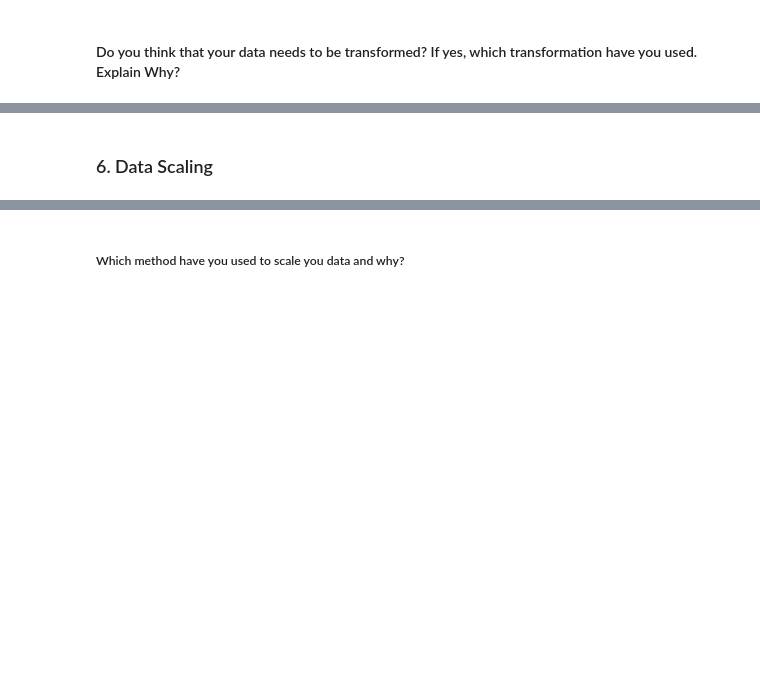
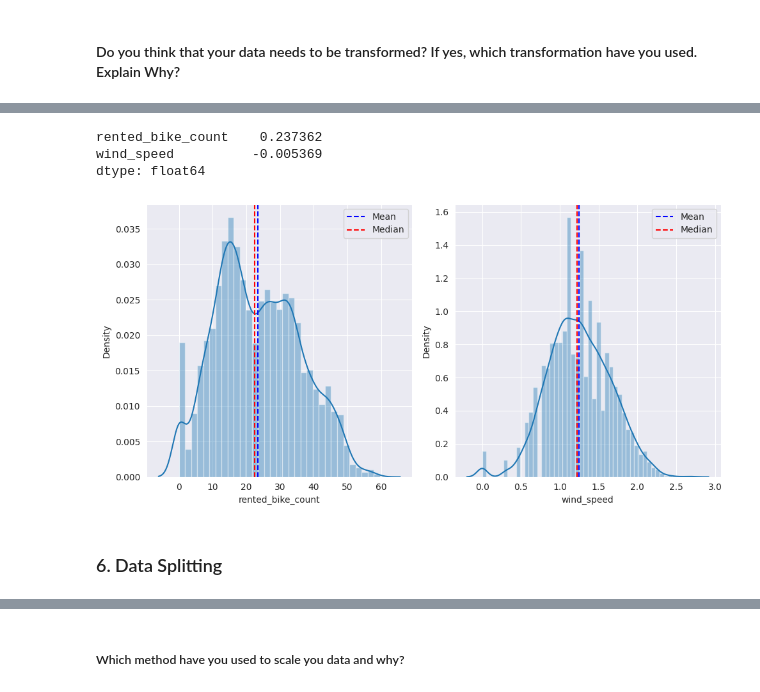
Before and after one commit to Vijaysiraw/ML_Regression_Bike_Sharing_Demand_Prediction, a Jupyter notebook: ML_Regression_Bike_Sharing_Demand_Prediction.ipynb, the cells around one changed output, grey strips where cells are left out. Drawn from its saved outputs; the diff is of its cells as text; code cells hidden in the pictures; blank space fills up the shorter version.

```diff
--- a/ML_Regression_Bike_Sharing_Demand_Prediction.ipynb
+++ b/ML_Regression_Bike_Sharing_Demand_Prediction.ipynb
@@ -1040,0 +1142,26 @@ After the analysis, we find that temp , hour , month, fuc_day, humidity, and win
+# %%
+right_skew_data=df[['rented_bike_count','wind_speed']]
+# %%
+sk_data=np.sqrt(right_skew_data)
+# %%
+sk_data.skew()
+# %% [output]
+rented_bike_count    0.237362
+wind_speed          -0.005369
+dtype: float64
+# %%
+fig , axs = plt.subplots(1,2,figsize=(10,5))
+#check skewness in data columns
+sns.distplot(sk_data['rented_bike_count'],ax=axs[0])
+axs[0].axvline(sk_data['rented_bike_count'].mean(),color='blue',linestyle='--',label='Mean')
+axs[0].axvline(sk_data['rented_bike_count'].median(),color='red',linestyle='--',label='Median')
+axs[0].legend()
+
+sns.distplot(sk_data['wind_speed'],ax=axs[1])
+axs[1].axvline(sk_data['wind_speed'].mean(),color='blue',linestyle='--',label='Mean')
+axs[1].axvline(sk_data['wind_speed'].median(),color='red',linestyle='--',label='Median')
+axs[1].legend()
+plt.tight_layout()
+plt.show()
+# %% [output]
+[figure, added]
@@ -1041,2 +1172,2 @@ After the analysis, we find that temp , hour , month, fuc_day, humidity, and win
 # %% [markdown]
-### 6. Data Scaling
+### 6. Data Splitting
```
Also changed, not shown: parts of 65 cells of this notebook.
